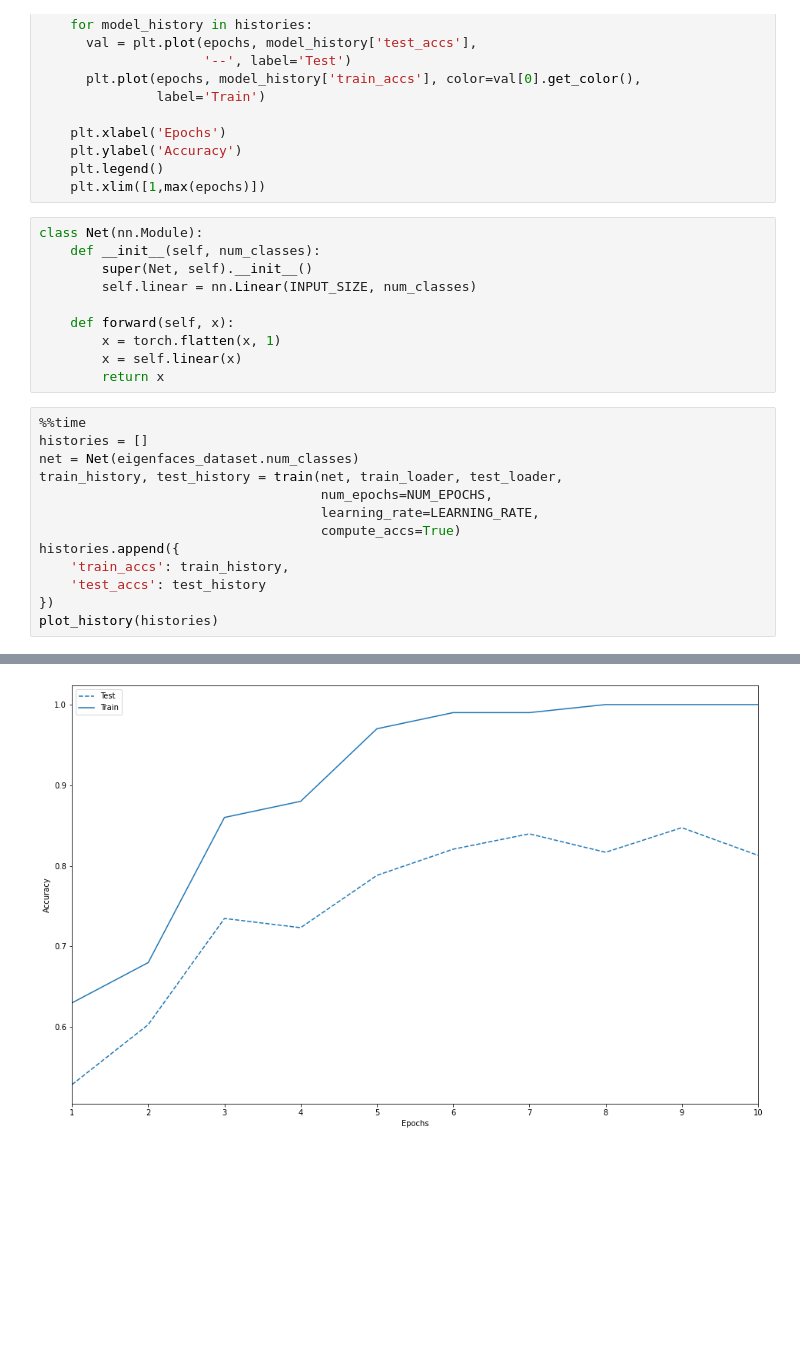
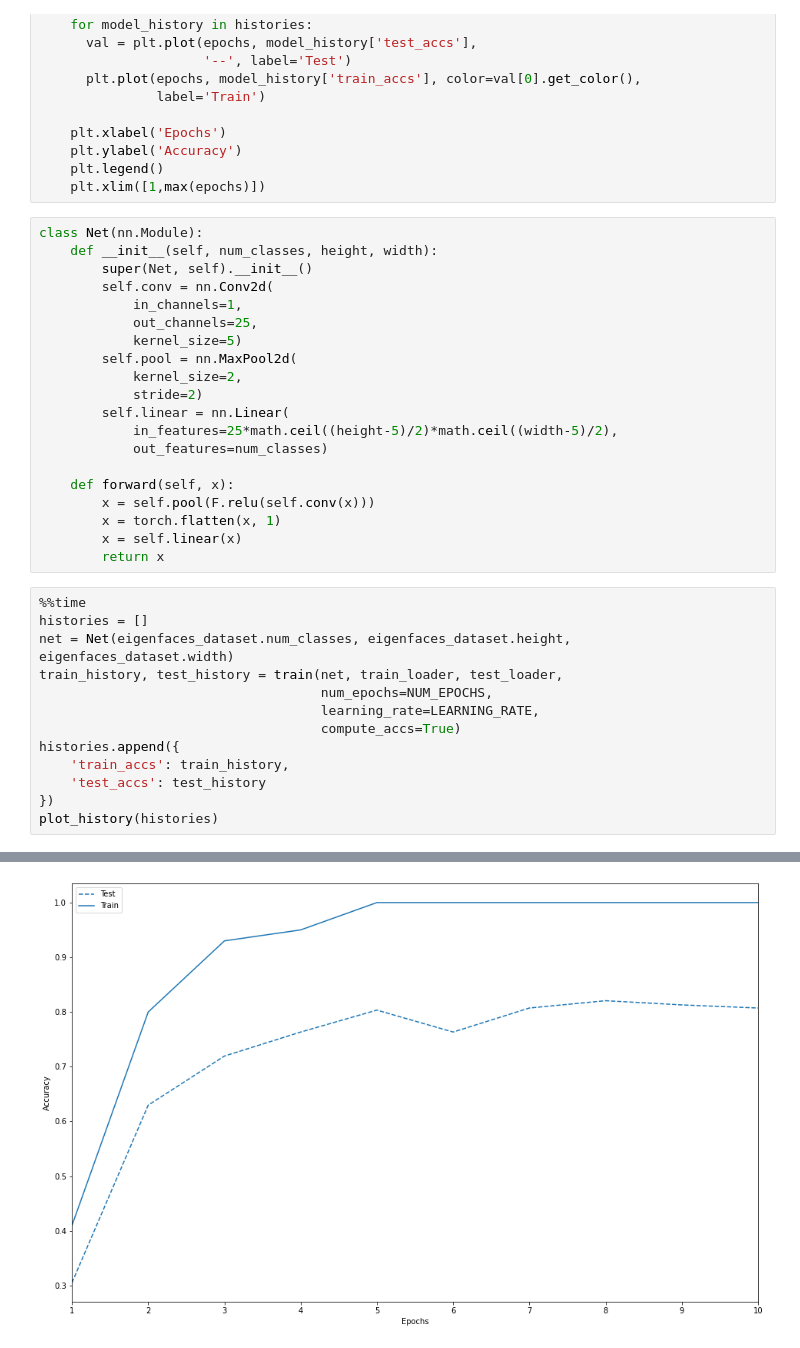
Before and after one commit to karenfeng/eigenfaces, a Jupyter notebook: ipynb/neural_network.ipynb, the cells around one changed output, grey strips where cells are left out. Cells and saved outputs as stored; diff of their text form; blank space fills up the shorter version.

```diff
--- a/ipynb/neural_network.ipynb
+++ b/ipynb/neural_network.ipynb
@@ -148,18 +148,28 @@ def plot_history(histories):
     plt.xlim([1,max(epochs)])
 # %%
 class Net(nn.Module):
-    def __init__(self, num_classes):
+    def __init__(self, num_classes, height, width):
         super(Net, self).__init__()
-        self.linear = nn.Linear(INPUT_SIZE, num_classes)
+        self.conv = nn.Conv2d(
+            in_channels=1,
+            out_channels=25,
+            kernel_size=5)
+        self.pool = nn.MaxPool2d(
+            kernel_size=2,
+            stride=2)
+        self.linear = nn.Linear(
+            in_features=25*math.ceil((height-5)/2)*math.ceil((width-5)/2),
+            out_features=num_classes)
 
     def forward(self, x):
+        x = self.pool(F.relu(self.conv(x)))
         x = torch.flatten(x, 1)
         x = self.linear(x)
         return x
 # %%
 %%time
 histories = []
-net = Net(eigenfaces_dataset.num_classes)
+net = Net(eigenfaces_dataset.num_classes, eigenfaces_dataset.height, eigenfaces_dataset.width)
 train_history, test_history = train(net, train_loader, test_loader,
                                     num_epochs=NUM_EPOCHS,
                                     learning_rate=LEARNING_RATE,
@@ -190 +200 @@ Wall time: 1.16 s
-[figure, old version]
+[figure, new version]
```
Also changed, not shown: parts of 3 cells of this notebook, 1 other file.
